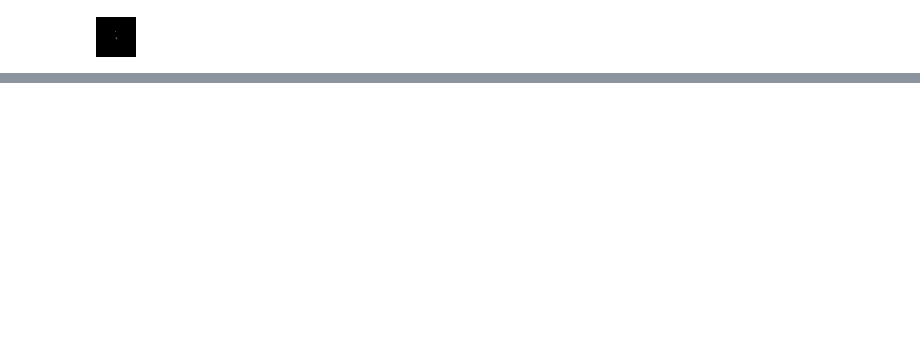
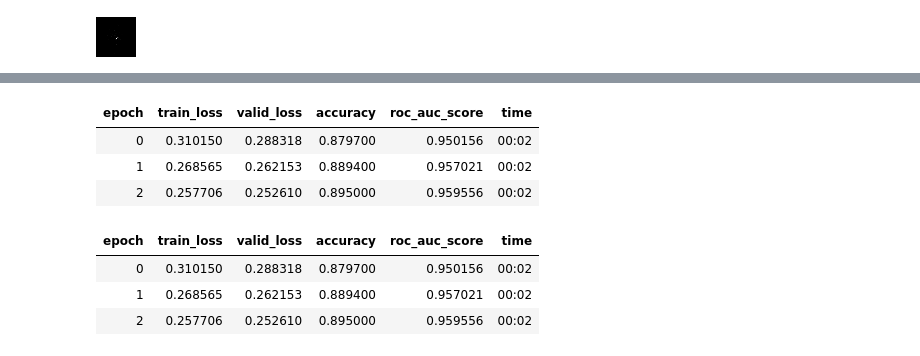
Before and after one commit to lewtun/dl4phys, a Jupyter notebook: lecture04.ipynb, the cells around one changed output, grey strips where cells are left out. Cells and saved outputs as stored; diff of their text form; code cells hidden in the pictures; blank space fills up the shorter version.

```diff
--- a/lecture04.ipynb
+++ b/lecture04.ipynb
@@ -206,3 +216,3 @@ valid_labels = valid_ds[:]["label"]
 # %%
 valid_x = torch.cat([transforms.ToTensor()(img) for img in valid_images]).unsqueeze(1)
-valid_y = torch.cat([torch.tensor(l).unsqueeze(0) for l in valid_labels])
+valid_y = torch.cat([torch.tensor(l) for l in valid_labels])
@@ -209,8 +223,8 @@ valid_y = torch.cat([torch.tensor(l).unsqueeze(0) for l in valid_labels])
 # %%
 valid_ds = TensorDataset(valid_x, valid_y)
 # %%
-train_dl = DataLoader(train_ds, bs=128, shuffle=True)
-valid_dl = DataLoader(valid_ds, bs=128, shuffle=True)
+train_dl = DataLoader(train_ds, bs=256, shuffle=True)
+valid_dl = DataLoader(valid_ds, bs=256, shuffle=False)
 # %%
 xb, yb = first(train_dl)
 xb.shape
@@ -277,0 +266,10 @@ KeyboardInterrupt:
+# %%
+simple_cnn = nn.Sequential(
+    conv(1, 4),
+    conv(4, 8),
+    conv(8, 16),
+    conv(16, 32),
+    conv(32, 16),
+    conv(16, 2, act=False),
+    Flatten(),
+)
@@ -277,0 +280,4 @@ KeyboardInterrupt:
+# %%
+learn = Learner(
+    dls, simple_cnn, metrics=[accuracy, RocAucBinary()], loss_func=F.cross_entropy
+)
@@ -277,0 +290,14 @@ KeyboardInterrupt:
+# %%
+learn.fit_one_cycle(3, 3e-3)
+# %% [output]
+| epoch | train_loss | valid_loss | accuracy | roc_auc_score | time |
+| 0 | 0.310150 | 0.288318 | 0.879700 | 0.950156 | 00:02 |
+| 1 | 0.268565 | 0.262153 | 0.889400 | 0.957021 | 00:02 |
+| 2 | 0.257706 | 0.252610 | 0.895000 | 0.959556 | 00:02 |
+# %%
+learn.fit_one_cycle(3, 3e-3)
+# %% [output]
+| epoch | train_loss | valid_loss | accuracy | roc_auc_score | time |
+| 0 | 0.310150 | 0.288318 | 0.879700 | 0.950156 | 00:02 |
+| 1 | 0.268565 | 0.262153 | 0.889400 | 0.957021 | 00:02 |
+| 2 | 0.257706 | 0.252610 | 0.895000 | 0.959556 | 00:02 |
```
Also changed, not shown: parts of 69 cells of this notebook.
